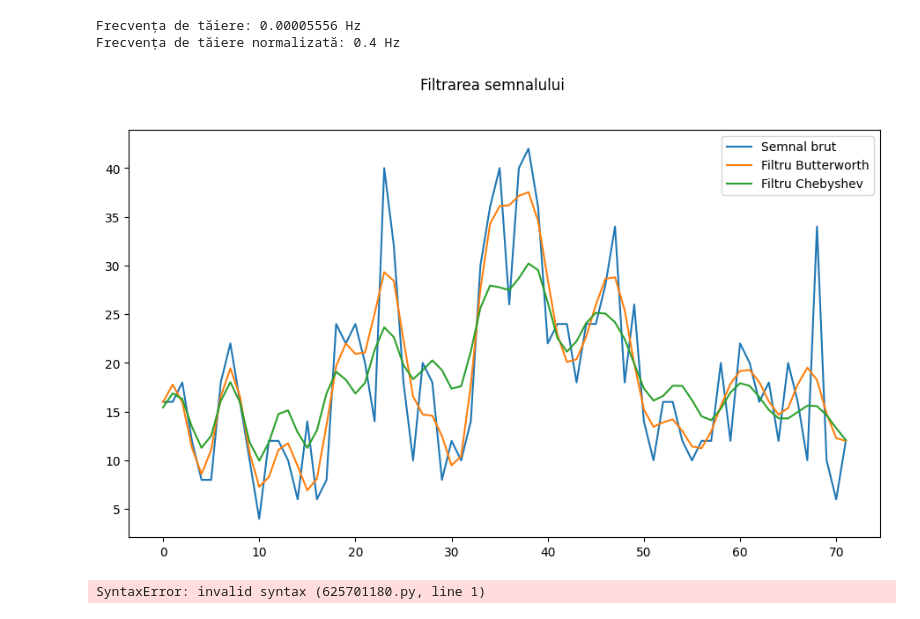
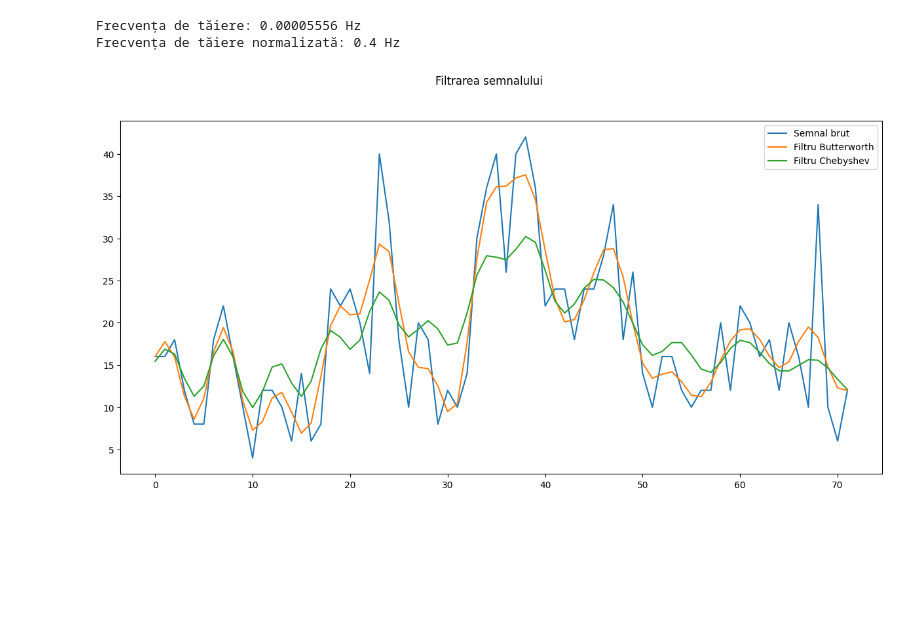
Before and after one commit to lucaion/ProcesareaSemnalelor, a Jupyter notebook: Laborator 6/Lab 6 - rezolvari.ipynb, the cells around one changed output. Cells and saved outputs as stored; diff of their text form; code cells hidden in the pictures; blank space fills up the shorter version.

```diff
--- a/Laborator 6/Lab 6 - rezolvari.ipynb
+++ b/Laborator 6/Lab 6 - rezolvari.ipynb
@@ -118,20 +118,16 @@ cheby_b, cheby_a = scipy.signal.cheby1(ordin, rp, low_pass_freq)
 # %%
 #e
 butter_y = scipy.signal.filtfilt(butter_b, butter_a, x)
 cheby_y = scipy.signal.filtfilt(cheby_b, cheby_a, x)
 
-plt.figure(figsize=(11, 6))
+plt.figure(figsize=(15, 7))
 plt.suptitle('Filtrarea semnalului')
 
 plt.plot(x, label='Semnal brut')
 plt.plot(butter_y, label='Filtru Butterworth')
 plt.plot(cheby_y, label='Filtru Chebyshev')
 
 plt.legend()
 plt.show()
 # %% [output]
-[figure, old version]
+[figure, new version]
-# %%
-Cred ca filtrul Chebyshev ne ajuta sa intelegem datele cel mai bine, atenuand frecventele inalte, dar totodata evidentiind schimbarile de frecventa in trafic.
-# %% [output]
-SyntaxError: invalid syntax (625701180.py, line 1)
```
Also changed, not shown: parts of 5 cells of this notebook.
